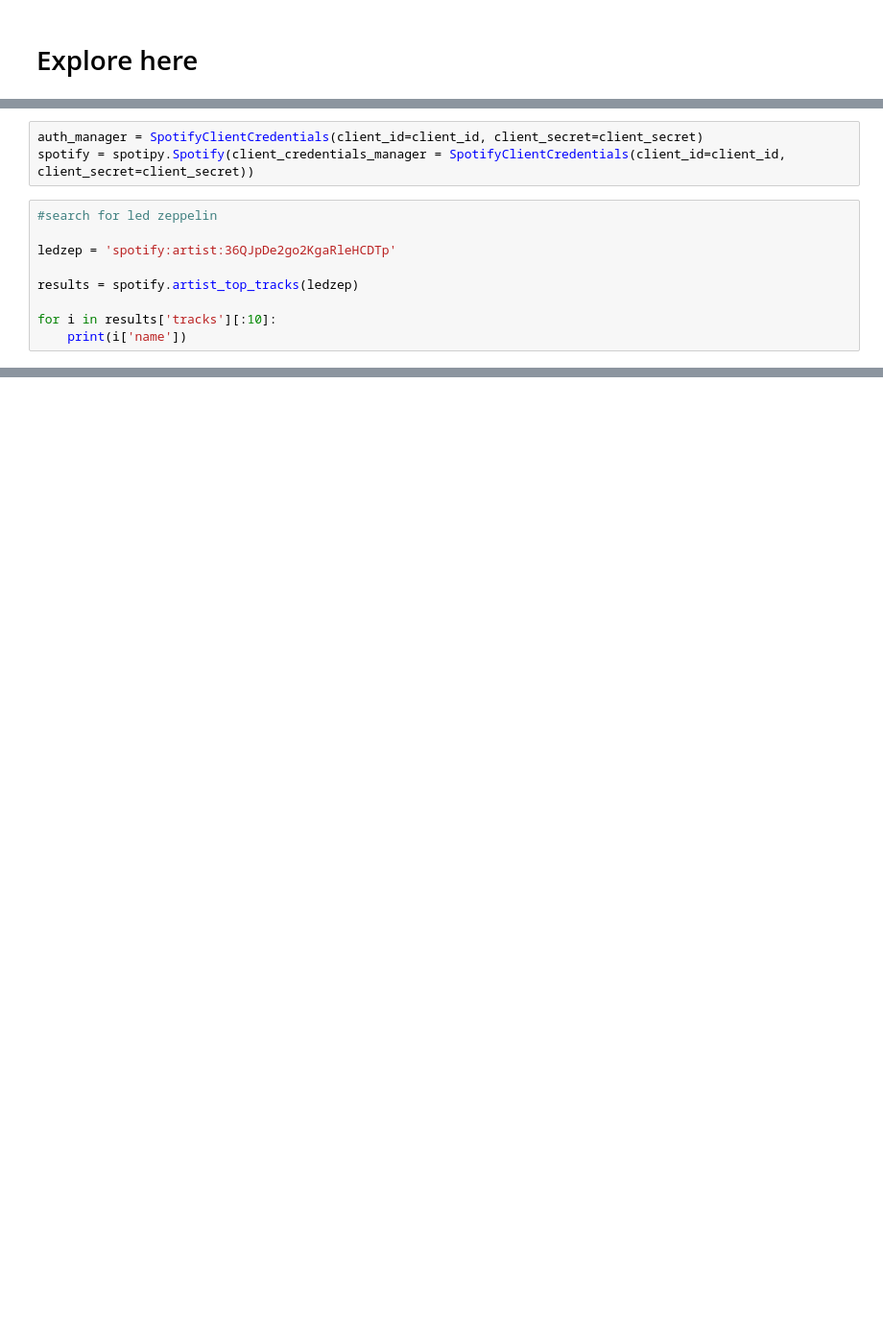
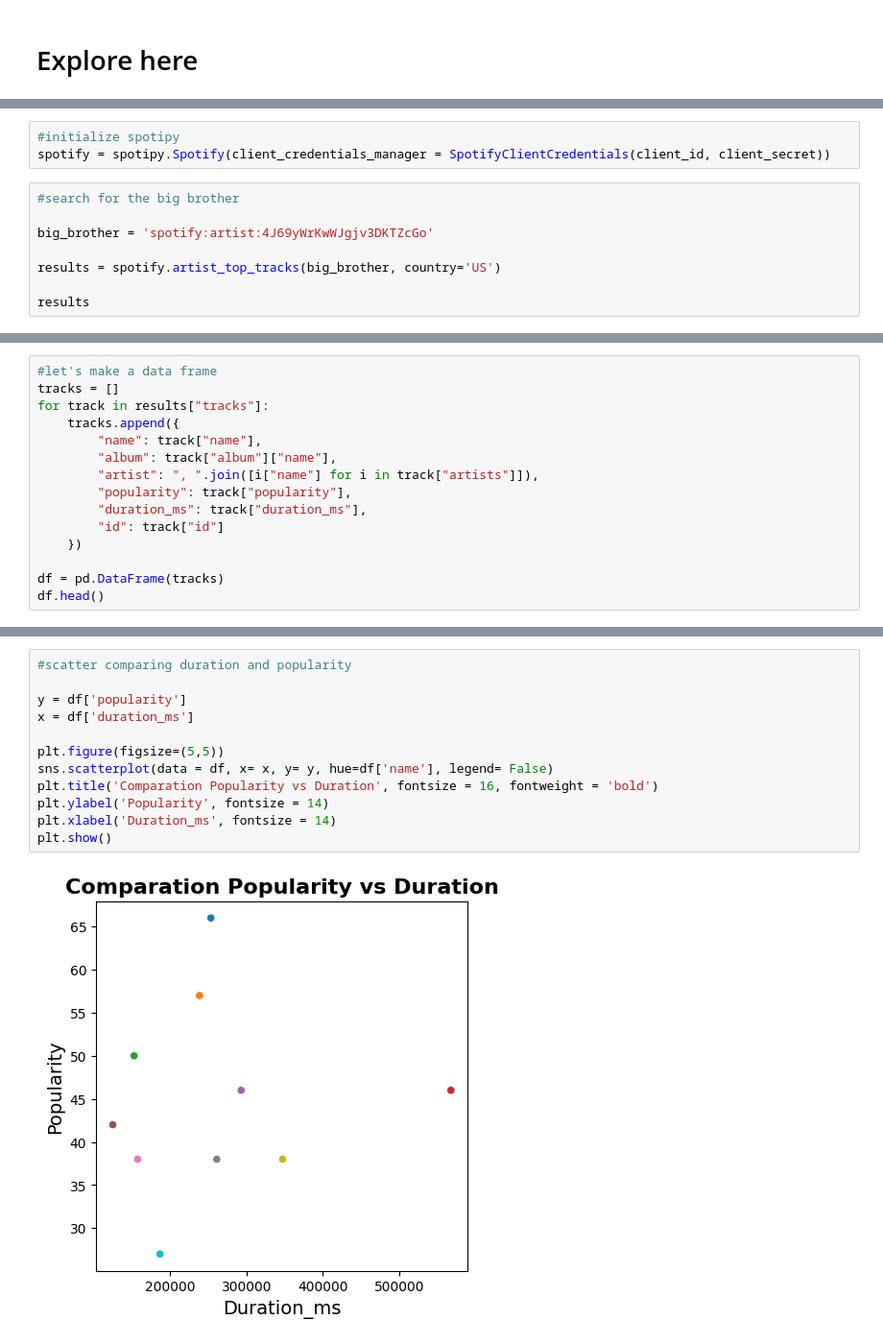
Before and after one commit to 4GeeksAcademy/iagorivadulla-interacting-with-api-python-project-tutorial, a Jupyter notebook: src/explore.ipynb, the cells around one changed output, grey strips where cells are left out. Shown at 96% size. Drawn from its saved outputs; the diff is of its cells as text; blank space fills up the shorter version.

```diff
--- a/src/explore.ipynb
+++ b/src/explore.ipynb
@@ -22,13 +20,12 @@ your_client_secret
 # %%
-auth_manager = SpotifyClientCredentials(client_id=client_id, client_secret=client_secret)
-spotify = spotipy.Spotify(client_credentials_manager = SpotifyClientCredentials(client_id=client_id, client_secret=client_secret))
+#initialize spotipy
+spotify = spotipy.Spotify(client_credentials_manager = SpotifyClientCredentials(client_id, client_secret))
 # %%
-#search for led zeppelin
+#search for the big brother
 
-ledzep = 'spotify:artist:36QJpDe2go2KgaRleHCDTp'
+big_brother = 'spotify:artist:4J69yWrKwWJgjv3DKTZcGo'
 
-results = spotify.artist_top_tracks(ledzep)
+results = spotify.artist_top_tracks(big_brother, country='US')
 
-for i in results['tracks'][:10]:
-    print(i['name'])
+results
 # %% [output]
@@ -35,0 +49,15 @@ SpotifyOauthError: error: invalid_client, error_description: Invalid client
+# %%
+#let's make a data frame
+tracks = []
+for track in results["tracks"]:
+    tracks.append({
+        "name": track["name"],
+        "album": track["album"]["name"],
+        "artist": ", ".join([i["name"] for i in track["artists"]]),
+        "popularity": track["popularity"],
+        "duration_ms": track["duration_ms"],
+        "id": track["id"]
+    })
+
+df = pd.DataFrame(tracks)
+df.head()
@@ -35,0 +71,14 @@ SpotifyOauthError: error: invalid_client, error_description: Invalid client
+# %%
+#scatter comparing duration and popularity
+
+y = df['popularity']
+x = df['duration_ms']
+
+plt.figure(figsize=(5,5))
+sns.scatterplot(data = df, x= x, y= y, hue=df['name'], legend= False)
+plt.title('Comparation Popularity vs Duration', fontsize = 16, fontweight = 'bold')
+plt.ylabel('Popularity', fontsize = 14)
+plt.xlabel('Duration_ms', fontsize = 14)
+plt.show()
+# %% [output]
+[figure, added]
```
Also changed, not shown: parts of 5 cells of this notebook, 1 other file.
